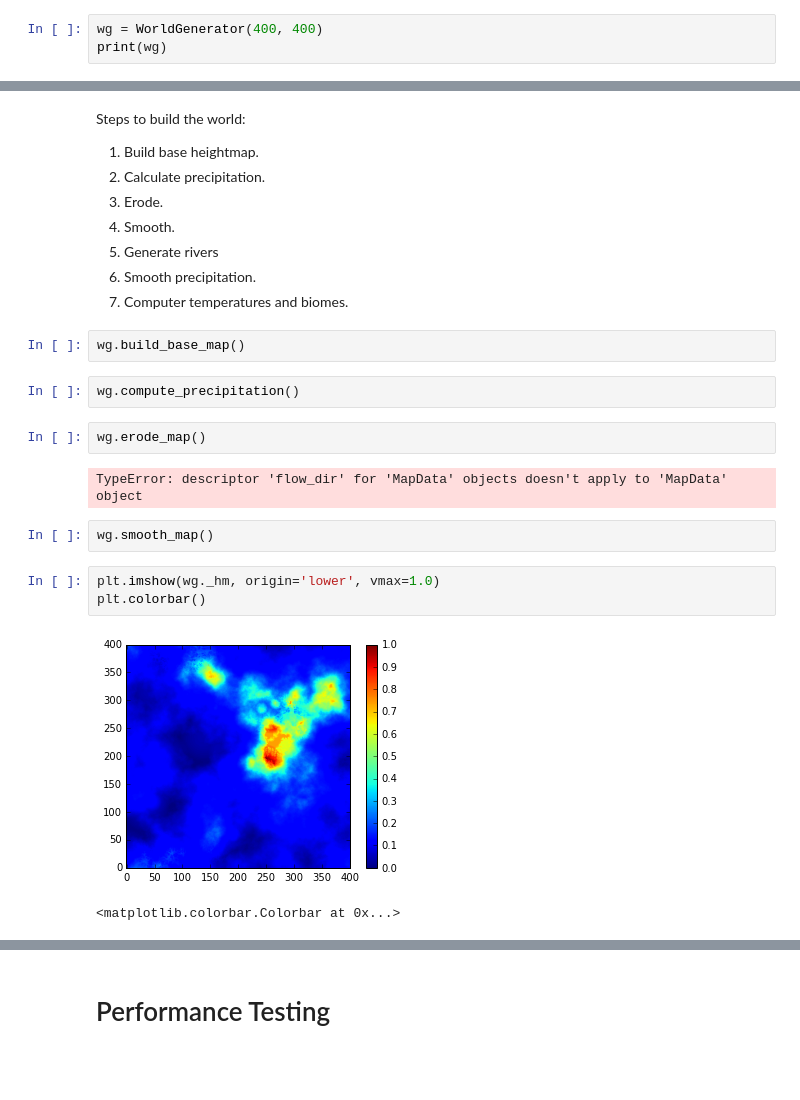
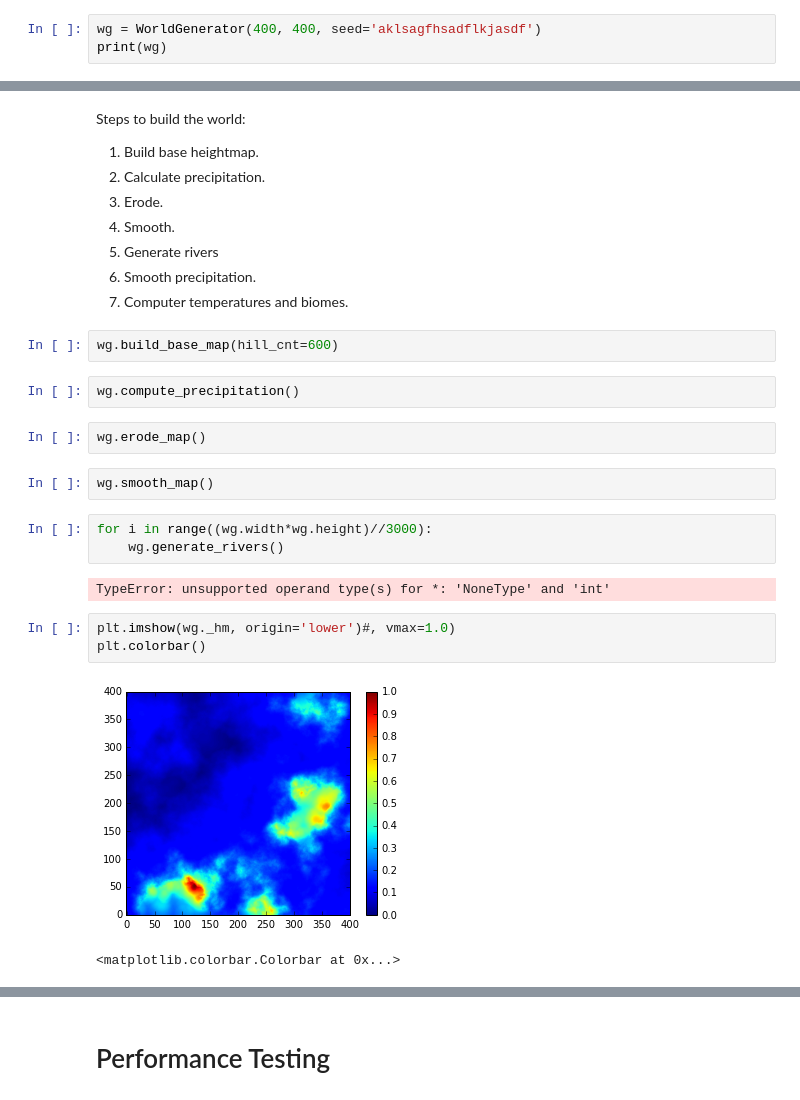
Before and after one commit to millejoh/Islands, a Jupyter notebook: World Generation.ipynb, the cells around one changed output, grey strips where cells are left out. Saved outputs shown, nothing was run; the diff lists cells and outputs as text; blank space fills up the shorter version.

```diff
--- a/World Generation.ipynb
+++ b/World Generation.ipynb
@@ -185,7 +188,7 @@ tcod.noise_get_fbm
 # %%
 from worldgen import WorldGenerator
 # %%
-wg = WorldGenerator(400, 400)
+wg = WorldGenerator(400, 400, seed='aklsagfhsadflkjasdf')
 print(wg)
 # %% [output]
 <worldgen.WorldGenerator object at 0x...>
@@ -202,20 +205,23 @@ Steps to build the world:
 6. Smooth precipitation.
 7. Computer temperatures and biomes.
 # %%
-wg.build_base_map()
+wg.build_base_map(hill_cnt=600)
 # %%
 wg.compute_precipitation()
 # %%
 wg.erode_map()
-# %% [output]
-TypeError: descriptor 'flow_dir' for 'MapData' objects doesn't apply to 'MapData' object
 # %%
 wg.smooth_map()
+# %%
+for i in range((wg.width*wg.height)//3000):
+    wg.generate_rivers()
+# %% [output]
+TypeError: unsupported operand type(s) for *: 'NoneType' and 'int'
 # %%
-plt.imshow(wg._hm, origin='lower', vmax=1.0)
+plt.imshow(wg._hm, origin='lower')#, vmax=1.0)
 plt.colorbar()
 # %% [output]
-[figure, old version]
+[figure, new version]
 <matplotlib.colorbar.Colorbar at 0x...>
 # %%
 plt.imshow(wg._hm2, origin='lower')
```
Also changed, not shown: parts of 4 cells of this notebook, 8 other files.
